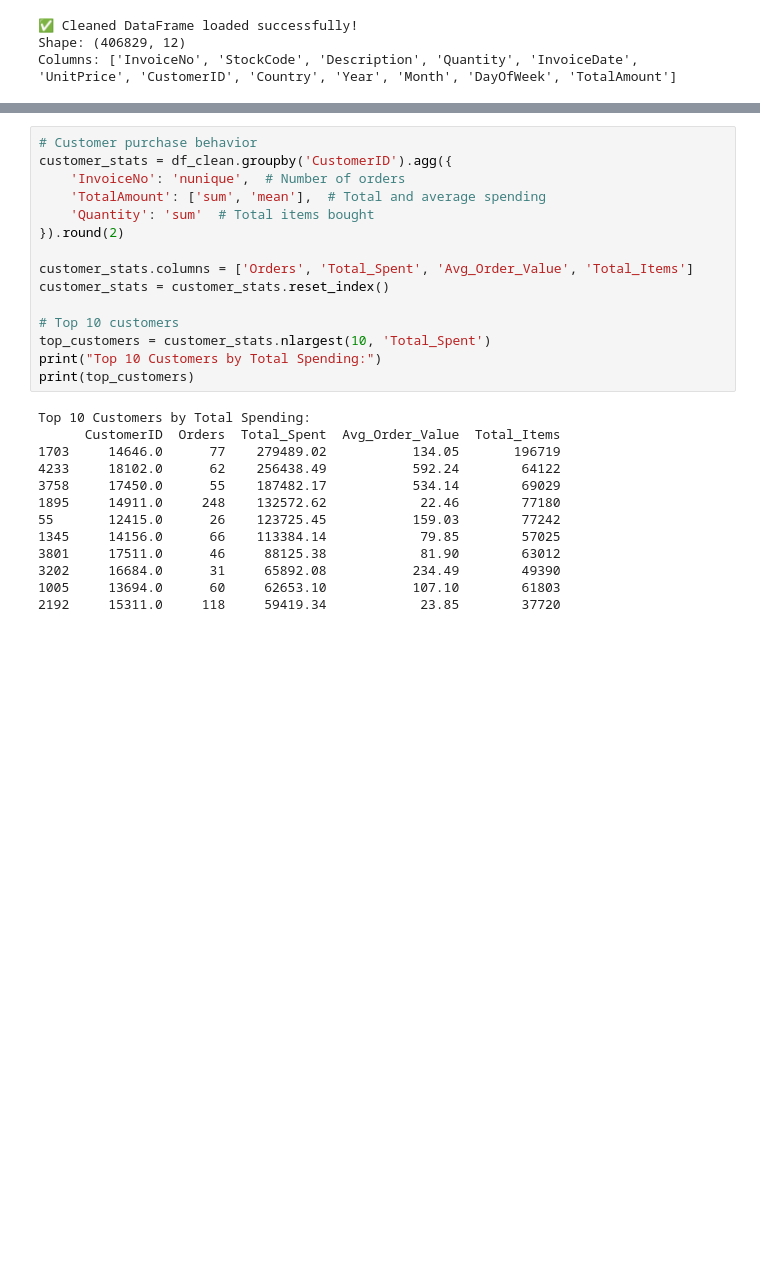
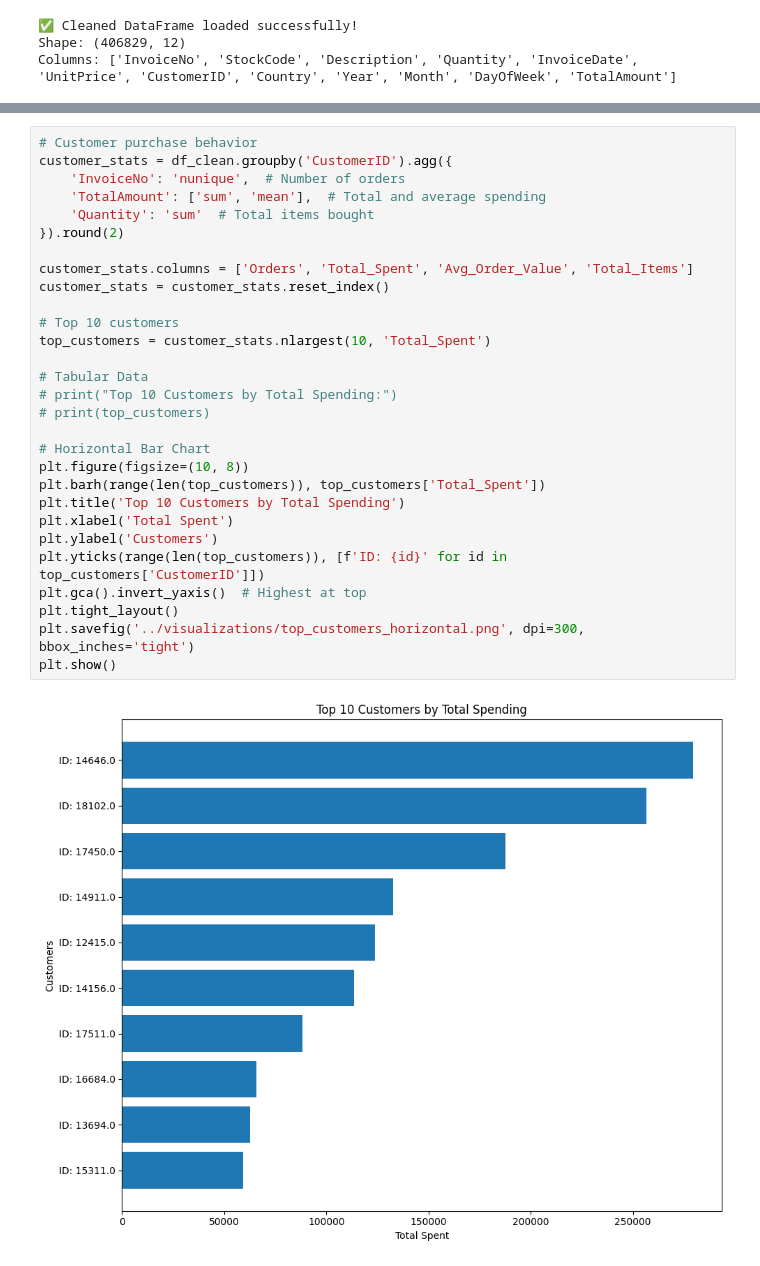
Before and after one commit to jerichobien360/data-analysis-portfolio, a Jupyter notebook: noteboooks/03_analysis_visualization.ipynb, the cells around one changed output, grey strips where cells are left out. Cells and saved outputs as stored; diff of their text form; blank space fills up the shorter version.

Commit message:
Data Visualization: Output

```diff
--- a/noteboooks/03_analysis_visualization.ipynb
+++ b/noteboooks/03_analysis_visualization.ipynb
@@ -30,31 +32,34 @@ plt.show()
 # %%
 # Customer purchase behavior
 customer_stats = df_clean.groupby('CustomerID').agg({
     'InvoiceNo': 'nunique',  # Number of orders
     'TotalAmount': ['sum', 'mean'],  # Total and average spending
     'Quantity': 'sum'  # Total items bought
 }).round(2)
 
 customer_stats.columns = ['Orders', 'Total_Spent', 'Avg_Order_Value', 'Total_Items']
 customer_stats = customer_stats.reset_index()
 
 # Top 10 customers
 top_customers = customer_stats.nlargest(10, 'Total_Spent')
-print("Top 10 Customers by Total Spending:")
-print(top_customers)
+
+# Tabular Data
+# print("Top 10 Customers by Total Spending:")
+# print(top_customers)
+
+# Horizontal Bar Chart
+plt.figure(figsize=(10, 8))
+plt.barh(range(len(top_customers)), top_customers['Total_Spent'])
+plt.title('Top 10 Customers by Total Spending')
+plt.xlabel('Total Spent')
+plt.ylabel('Customers')
+plt.yticks(range(len(top_customers)), [f'ID: {id}' for id in top_customers['CustomerID']])
+plt.gca().invert_yaxis()  # Highest at top
+plt.tight_layout()
+plt.savefig('../visualizations/top_customers_horizontal.png', dpi=300, bbox_inches='tight')
+plt.show()
 # %% [output]
-Top 10 Customers by Total Spending:
-      CustomerID  Orders  Total_Spent  Avg_Order_Value  Total_Items
-1703     14646.0      77    279489.02           134.05       196719
-4233     18102.0      62    256438.49           592.24        64122
-3758     17450.0      55    187482.17           534.14        69029
-1895     14911.0     248    132572.62            22.46        77180
-55       12415.0      26    123725.45           159.03        77242
-1345     14156.0      66    113384.14            79.85        57025
-3801     17511.0      46     88125.38            81.90        63012
-3202     16684.0      31     65892.08           234.49        49390
-1005     13694.0      60     62653.10           107.10        61803
-2192     15311.0     118     59419.34            23.85        37720
+[figure, added]
 # %%
 # Top selling products
 product_sales = df_clean.groupby('Description').agg({
```
Also changed, not shown: parts of 4 cells of this notebook, 3 other files.
